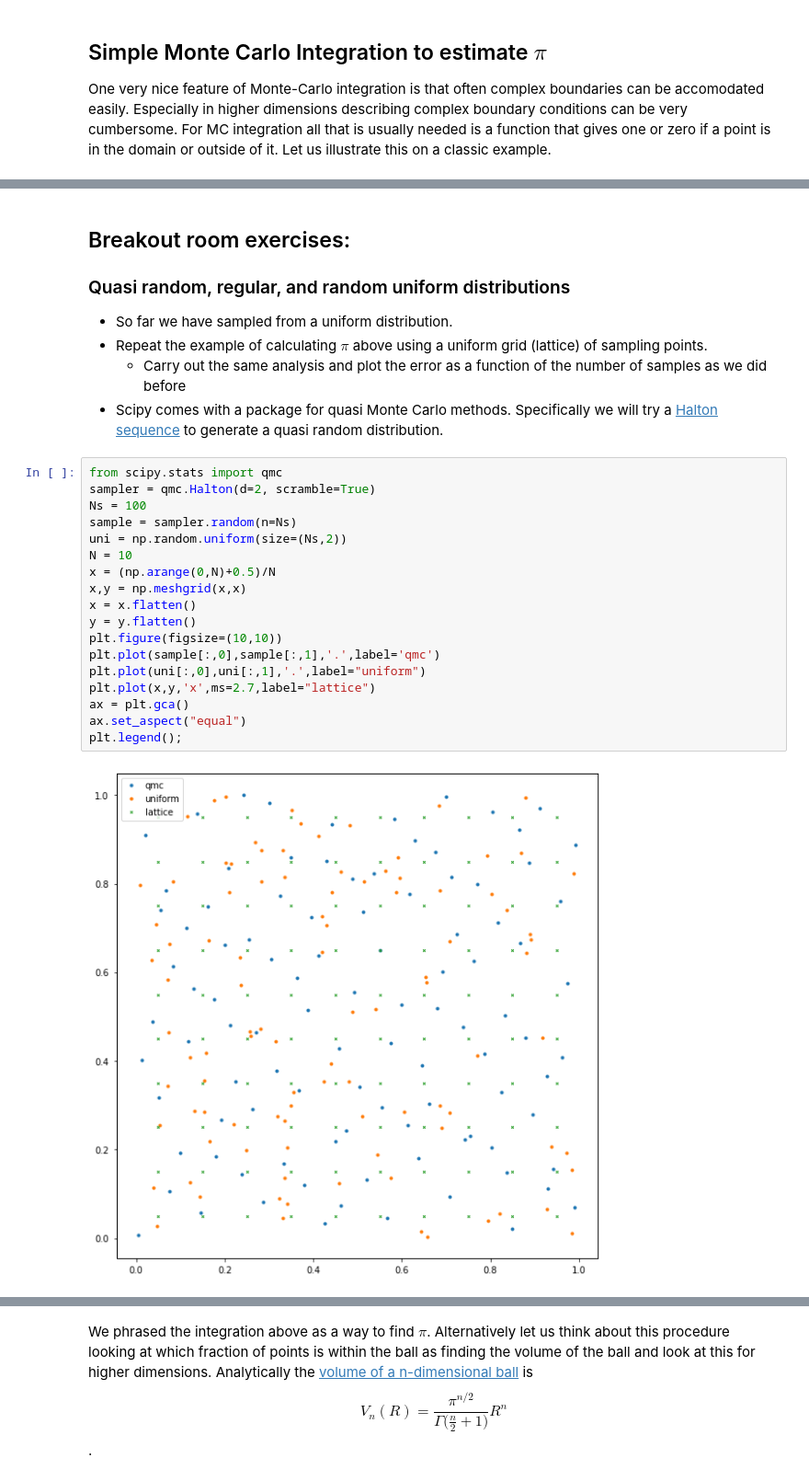
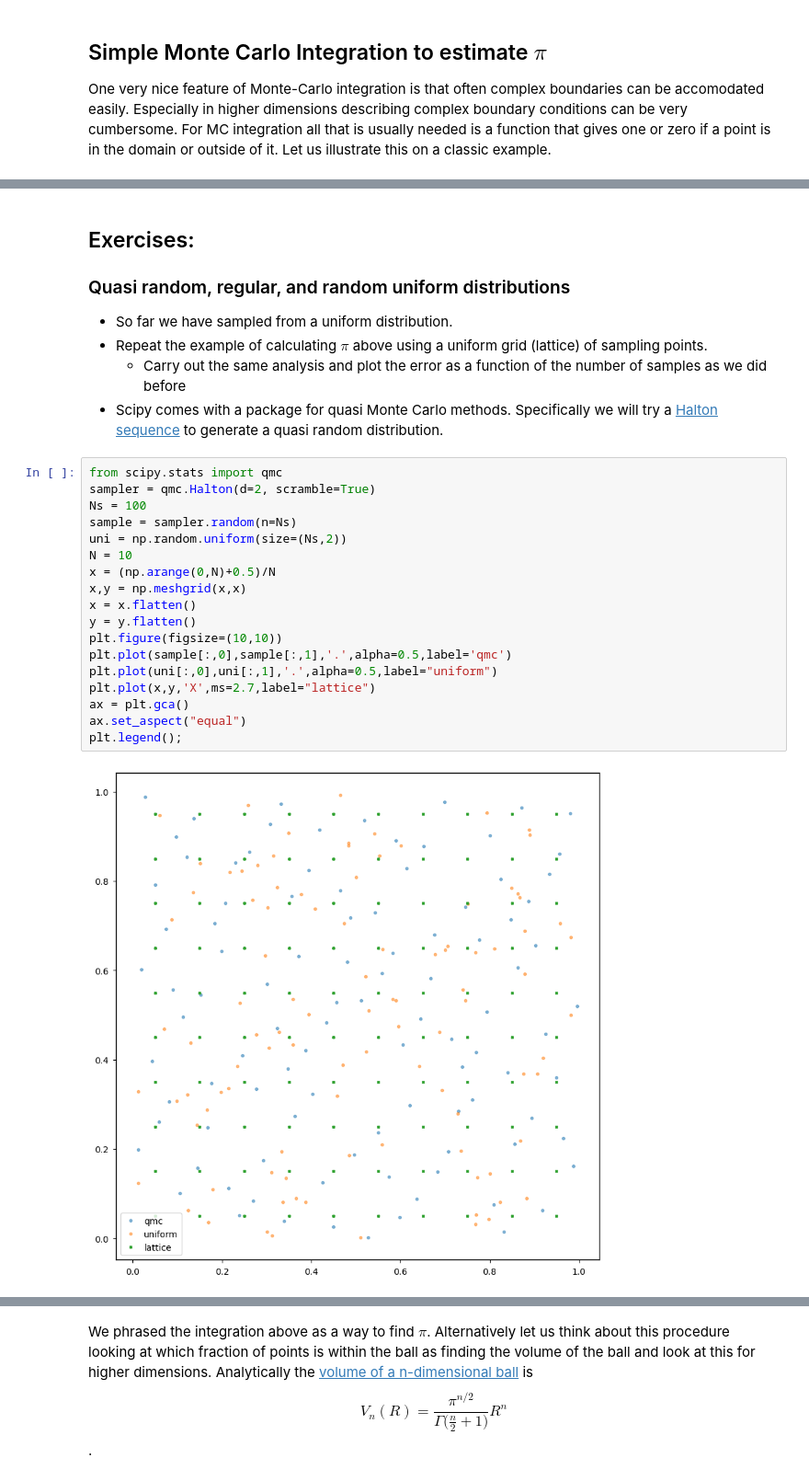
Before and after one commit to yipihey/Physics-113-Book, a Jupyter notebook: _sources/numerical_integration/MonteCarloIntegration-Basics.ipynb, the cells around one changed output, grey strips where cells are left out. Shown at 92% size. Saved outputs shown, nothing was run; the diff lists cells and outputs as text.

```diff
--- a/_sources/numerical_integration/MonteCarloIntegration-Basics.ipynb
+++ b/_sources/numerical_integration/MonteCarloIntegration-Basics.ipynb
@@ -355,5 +333,5 @@ plt.legend();
 # %% [markdown]
-## Breakout room exercises:
+## Exercises:
 
 ### Quasi random, regular, and random uniform distributions
 - So far we have sampled from a uniform distribution.
@@ -363,20 +341,20 @@ plt.legend();
 # %%
 from scipy.stats import qmc
 sampler = qmc.Halton(d=2, scramble=True)
 Ns = 100
 sample = sampler.random(n=Ns)
 uni = np.random.uniform(size=(Ns,2))
 N = 10
 x = (np.arange(0,N)+0.5)/N
 x,y = np.meshgrid(x,x)
 x = x.flatten()
 y = y.flatten()
 plt.figure(figsize=(10,10))
-plt.plot(sample[:,0],sample[:,1],'.',label='qmc')
-plt.plot(uni[:,0],uni[:,1],'.',label="uniform")
-plt.plot(x,y,'x',ms=2.7,label="lattice")
+plt.plot(sample[:,0],sample[:,1],'.',alpha=0.5,label='qmc')
+plt.plot(uni[:,0],uni[:,1],'.',alpha=0.5,label="uniform")
+plt.plot(x,y,'X',ms=2.7,label="lattice")
 ax = plt.gca()
 ax.set_aspect("equal")
 plt.legend();
 # %% [output]
-[figure, old version]
+[figure, new version]
```
Also changed, not shown: parts of 26 cells of this notebook, 7 other files.
